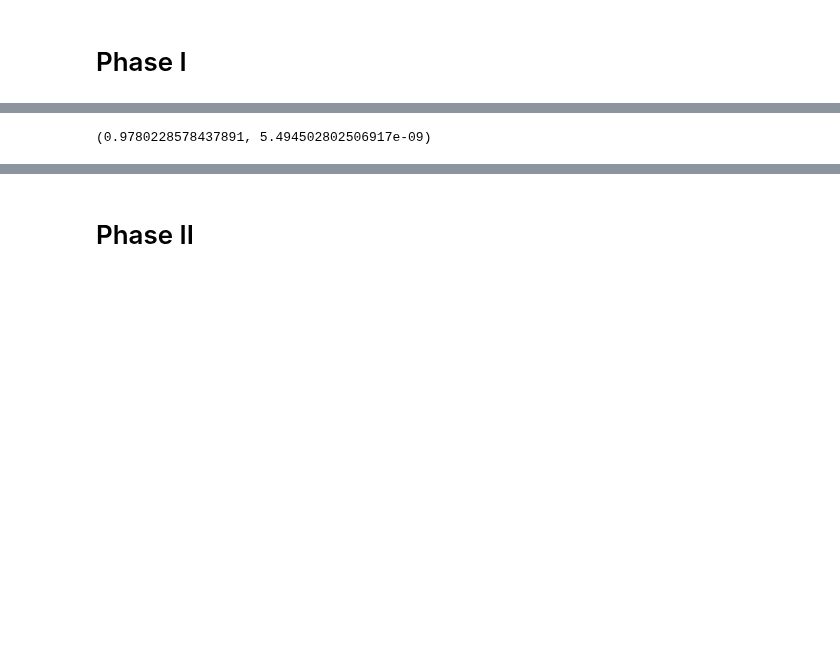
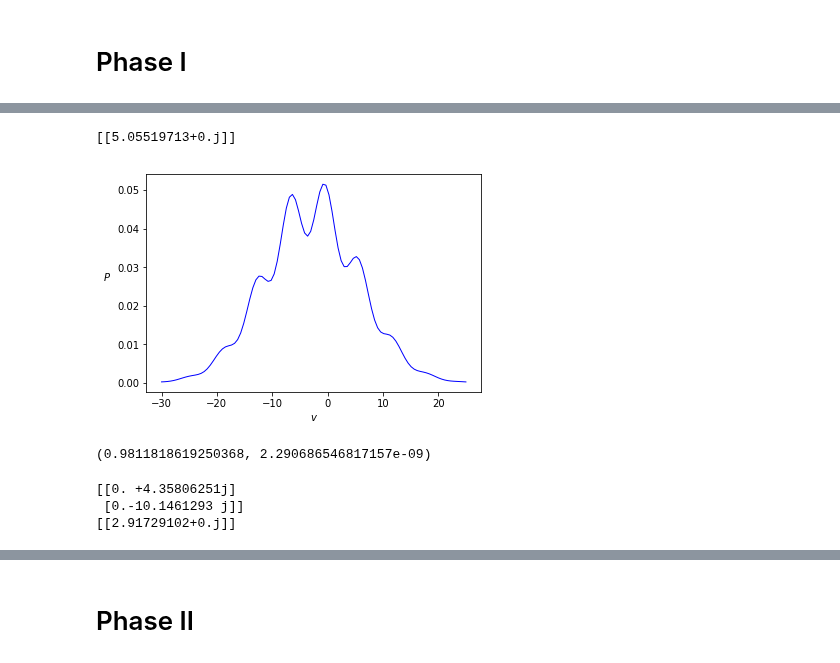
Before and after one commit to RiemannAI/theta, a Jupyter notebook: examples/Pv_plots.ipynb, the cells around one changed output, grey strips where cells are left out. Drawn from its saved outputs; the diff is of its cells as text; code cells hidden in the pictures; blank space fills up the shorter version.

```diff
--- a/examples/Pv_plots.ipynb
+++ b/examples/Pv_plots.ipynb
@@ -47,5 +57,61 @@ plt.plot(X.flatten(), P[0],"b-", linewidth='5')
+# %%
+# Mean test
+invT = np.linalg.inv(T)
+BvT = Bv.T
+BhT = Bh.T
+BiTB = np.dot(np.dot(BvT, invT), Bv)
+BtiTW = np.dot(np.dot(BvT, invT), W)
+WtiTW = np.dot(np.dot(W.T, invT), W)
+
+print(1.0/(2j*np.pi)*invT*W*RiemannTheta.normalized_eval((BhT - BtiTW) / (2.0j * np.pi) , (-Q + WtiTW)/ (2.0j * np.pi), mode=1, derivs=np.array( [ [1] ]  )  ) )
+# %% [output]
+[[5.05519713+0.j]]
+# %%
+Q = np.diag([8,2.2])
+T = np.diag([1.1])
+
+Bv = np.zeros((1,1))
+Bv[0,0] = -0.2
+
+Bh = np.zeros((2,1))
+Bh[0,0] = 0.5
+Bh[1,0] = -0.5
+
+W = np.zeros((1,2))
+W[0,0] = 1.25
+W[0,1] = 1.4
+
+X = np.linspace(-30,25, 101)
+X = X.reshape((1,X.shape[0]))
+
+P=rtbm_probability(X, Bv, Bh, T, W, Q)
+
+plt.xlabel("$v$")
+plt.ylabel('$P$', rotation=0, labelpad=10)
+
+plt.plot(X.flatten(), P[0],"b-", linewidth='1')
+
+#plt.savefig("PvPhaseI-2.eps", format="eps")
+# %% [output]
+[figure, added]
 # %%
-scipy.integrate.quad(lambda x: np.real(rtbm_probability(np.array([[x]]), Bv, Bh, T, W, Q)[0][0]), -40, 40)
+scipy.integrate.quad(lambda x: np.real(rtbm_probability(np.array([[x]]), Bv, Bh, T, W, Q)[0][0]), -30, 30)
 # %% [output]
-(0.9780228578437891, 5.494502802506917e-09)
+(0.9811818619250368, 2.290686546817157e-09)
+# %%
+# Mean test
+invT = np.linalg.inv(T)
+BvT = Bv.T
+BhT = Bh.T
+BiTB = np.dot(np.dot(BvT, invT), Bv)
+BtiTW = np.dot(np.dot(BvT, invT), W)
+WtiTW = np.dot(np.dot(W.T, invT), W)
+
+R = RiemannTheta.normalized_eval((BhT - BtiTW) / (2.0j * np.pi) , (-Q + WtiTW)/ (2.0j * np.pi), mode=1, derivs=np.array( [ [1,0],[0,1] ]  )  )
+print(R)
+print(1.0/(2j*np.pi)*invT.dot(W).dot( R ) )
+# %% [output]
+[[0. +4.35806251j]
+ [0.-10.1461293 j]]
+[[2.91729102+0.j]]
 # %%
```
Also changed, not shown: parts of 13 cells of this notebook.
